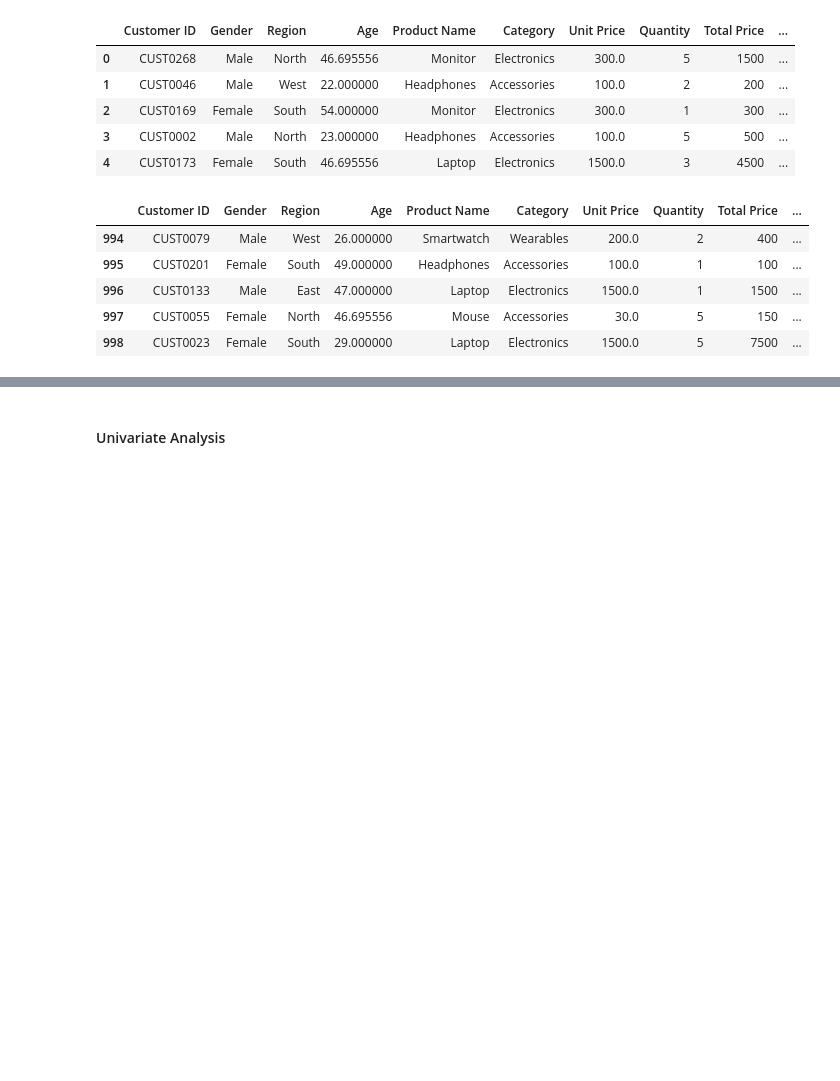
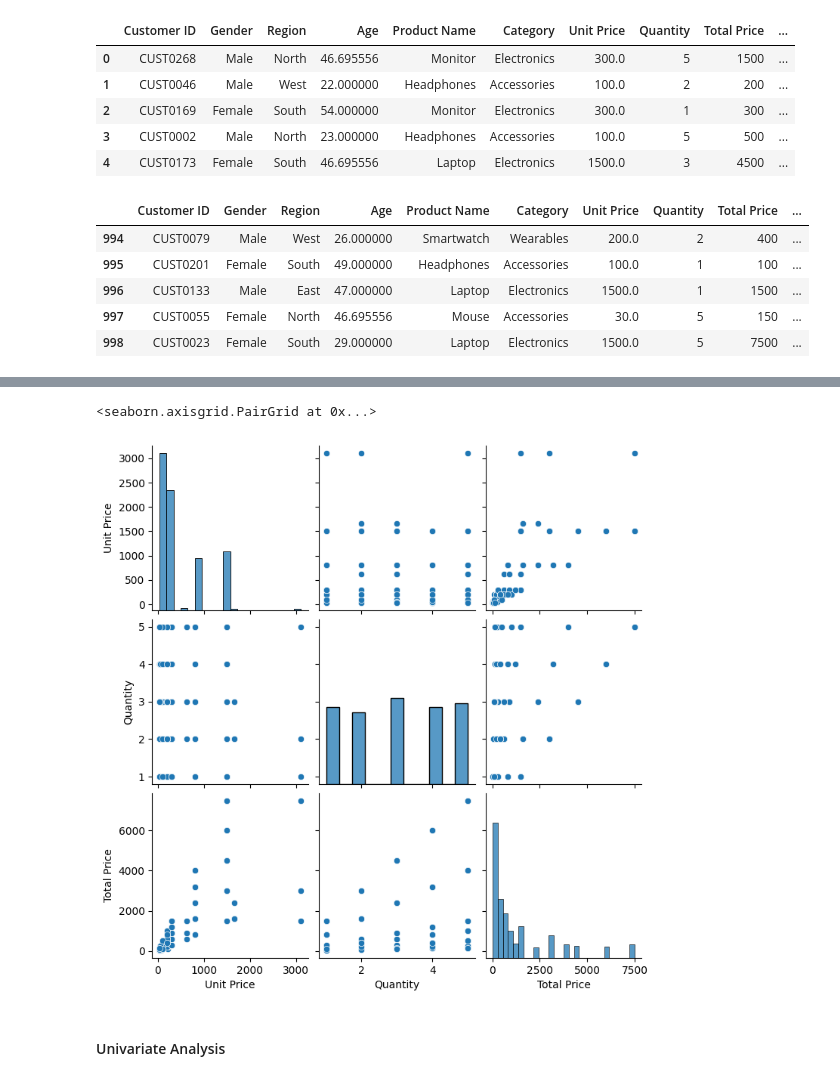
Before and after one commit to abrehamashebir/GO2COD_DS_03, a Jupyter notebook: notebook/telecom_sales.ipynb, the cells around one changed output, grey strips where cells are left out. Drawn from its saved outputs; the diff is of its cells as text; code cells hidden in the pictures; blank space fills up the shorter version.

```diff
--- a/notebook/telecom_sales.ipynb
+++ b/notebook/telecom_sales.ipynb
@@ -101,3 +174,8 @@ df['Order Date'] = pd.to_datetime(df['Order Date'])
+# %%
+sns.pairplot(df[['Unit Price',	'Quantity',	'Total Price' ]])
+# %% [output]
+<seaborn.axisgrid.PairGrid at 0x...>
+[figure, added]
 # %% [markdown]
 #### Univariate Analysis
 # %%
```
Also changed, not shown: parts of 20 cells of this notebook.
